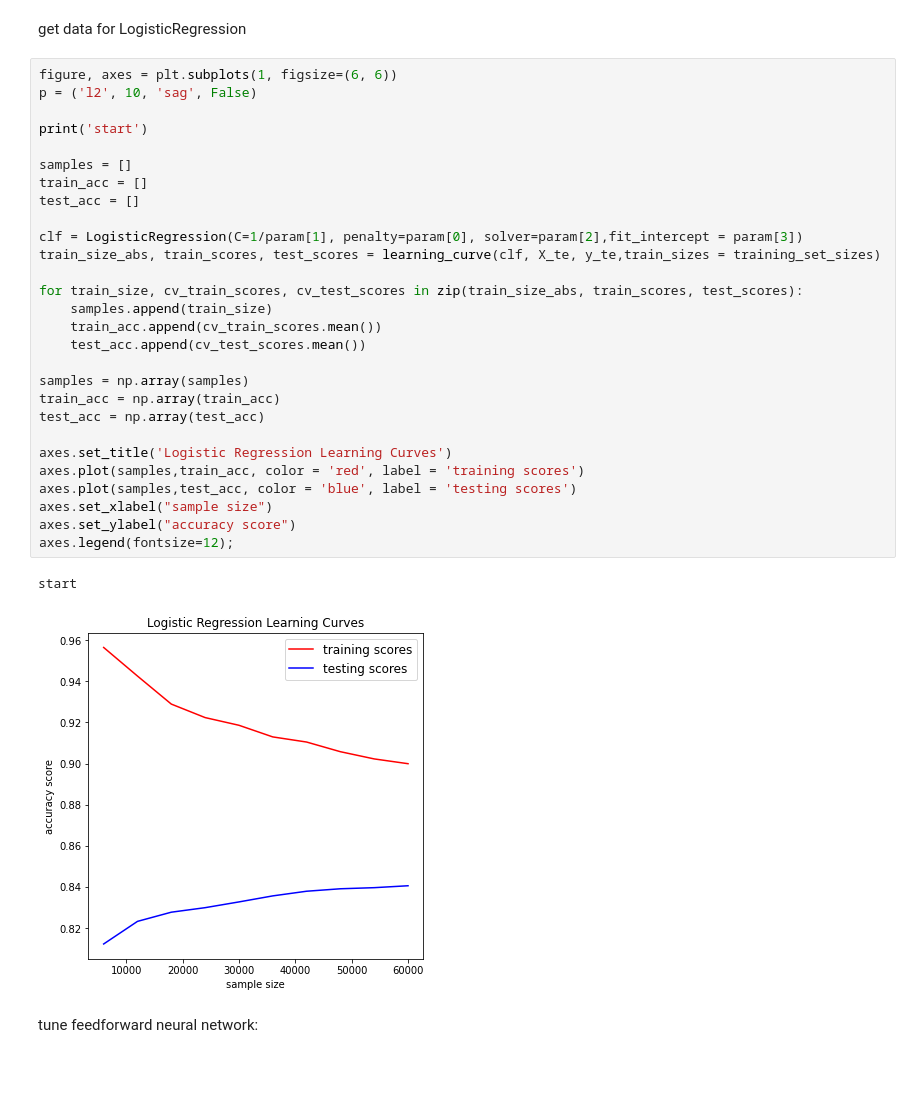
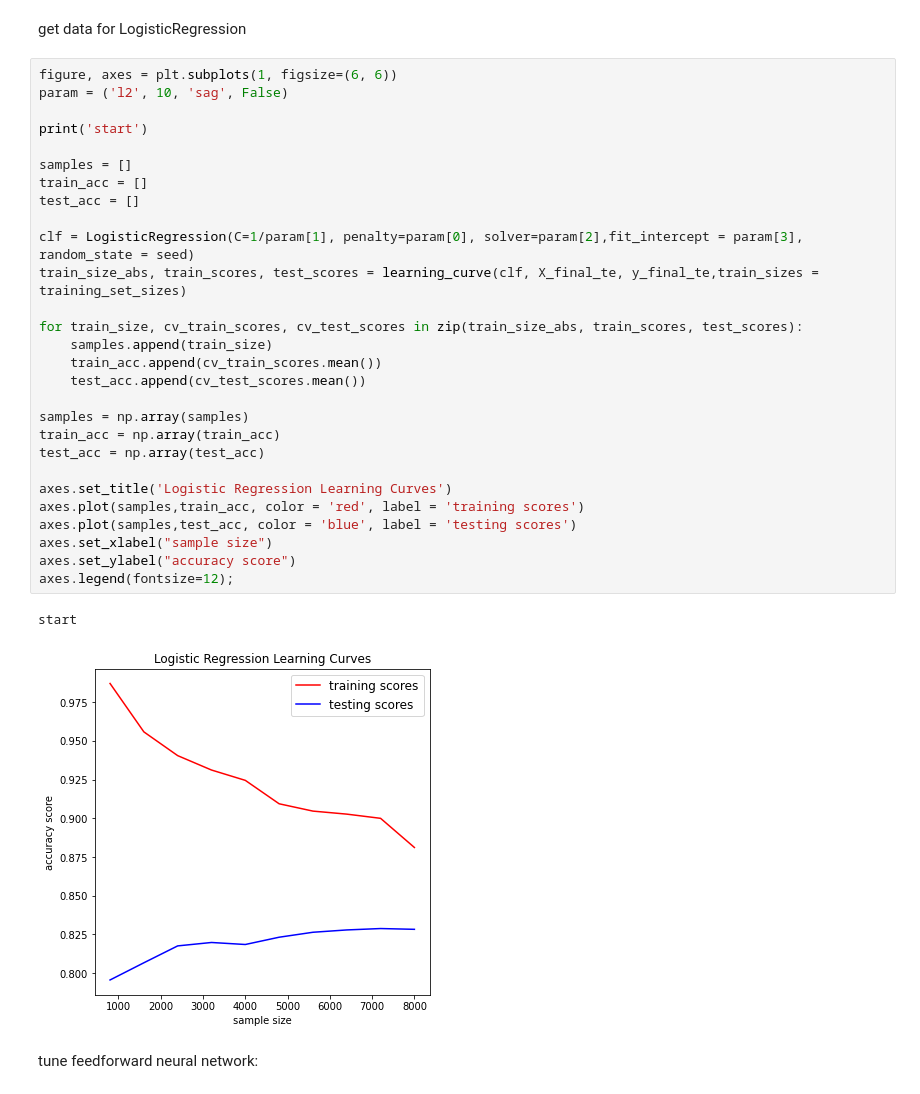
Before and after one commit to jyaosmit/CS178proj, a Jupyter notebook: main.ipynb, the cells around one changed output. Cells and saved outputs as stored; diff of their text form.

```diff
--- a/main.ipynb
+++ b/main.ipynb
@@ -142,35 +149,35 @@ run 12/144: parameters = ('elasticnet', 0.001, 'lbfgs', True), uh oh
 get data for LogisticRegression
 # %%
 figure, axes = plt.subplots(1, figsize=(6, 6))
-p = ('l2', 10, 'sag', False)
+param = ('l2', 10, 'sag', False)
 
 print('start')
 
 samples = []
 train_acc = []
 test_acc = []
 
-clf = LogisticRegression(C=1/param[1], penalty=param[0], solver=param[2],fit_intercept = param[3])
-train_size_abs, train_scores, test_scores = learning_curve(clf, X_te, y_te,train_sizes = training_set_sizes)
+clf = LogisticRegression(C=1/param[1], penalty=param[0], solver=param[2],fit_intercept = param[3], random_state = seed)
+train_size_abs, train_scores, test_scores = learning_curve(clf, X_final_te, y_final_te,train_sizes = training_set_sizes)
 
 for train_size, cv_train_scores, cv_test_scores in zip(train_size_abs, train_scores, test_scores):
     samples.append(train_size)
     train_acc.append(cv_train_scores.mean())
     test_acc.append(cv_test_scores.mean())
 
 samples = np.array(samples)
 train_acc = np.array(train_acc)
 test_acc = np.array(test_acc)
 
 axes.set_title('Logistic Regression Learning Curves')
 axes.plot(samples,train_acc, color = 'red', label = 'training scores')
 axes.plot(samples,test_acc, color = 'blue', label = 'testing scores')
 axes.set_xlabel("sample size")
 axes.set_ylabel("accuracy score")
 axes.legend(fontsize=12);
 # %% [output]
 start
-[figure, old version]
+[figure, new version]
 # %% [markdown]
 tune feedforward neural network:
 # %%
```
Also changed, not shown: parts of 13 cells of this notebook.
